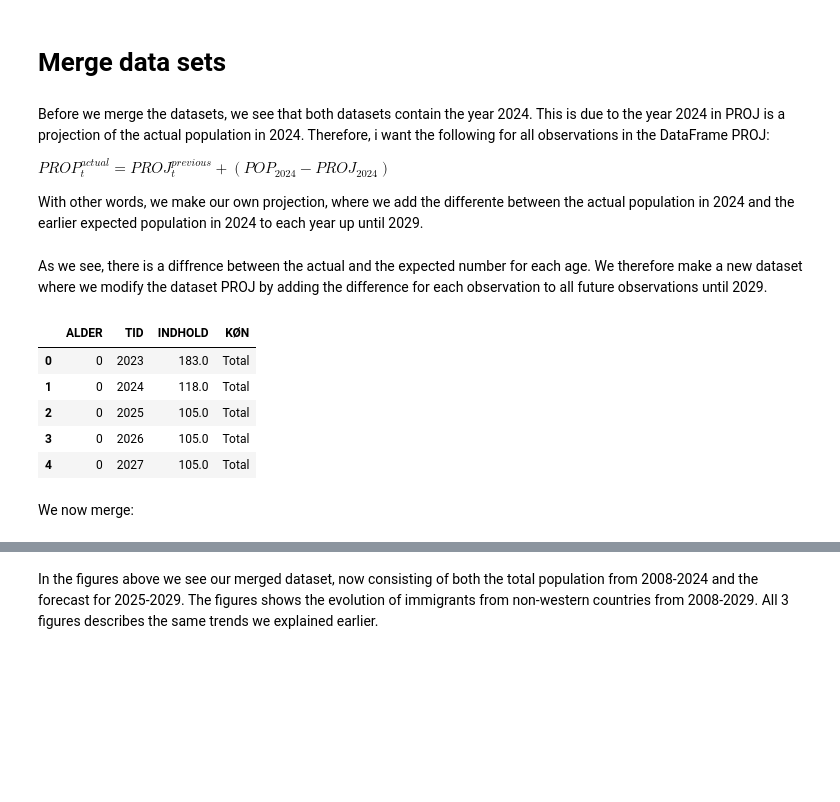
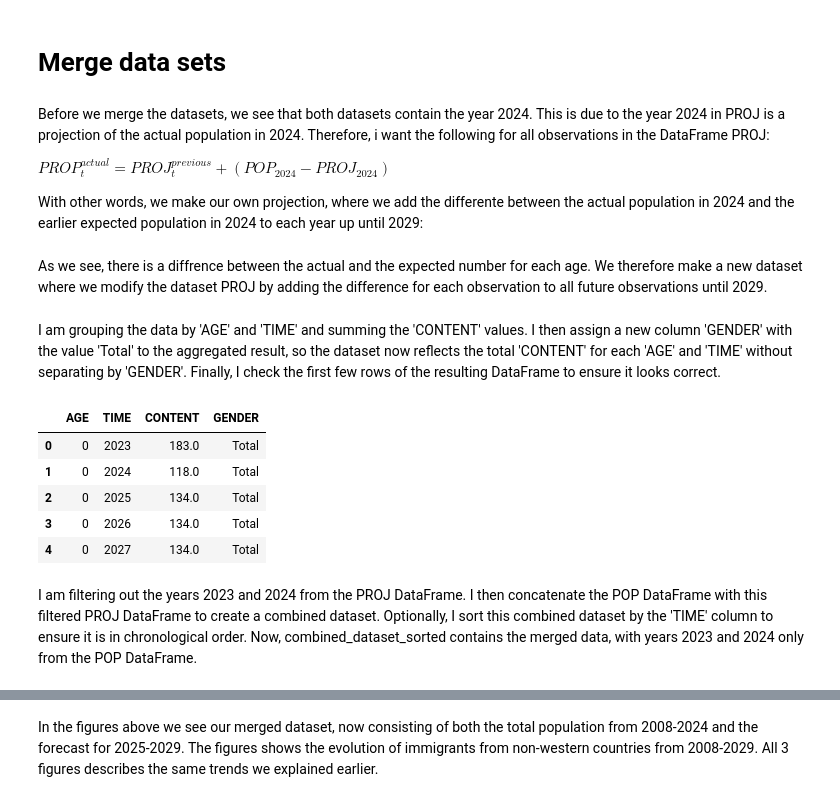
Before and after one commit to NumEconCopenhagen/projects-2024-team-westenholz, a Jupyter notebook: dataproject/dataproject.ipynb, the cells around one changed output, grey strips where cells are left out. Cells and saved outputs as stored; diff of their text form; code cells hidden in the pictures; blank space fills up the shorter version.

```diff
--- a/dataproject/dataproject.ipynb
+++ b/dataproject/dataproject.ipynb
@@ -131,6 +138,9 @@ POP['TID'] = POP['TID'].str.extract('(\d+)').astype(int)
 # Sort the DataFrame by 'TID' after modifying it
 POP = POP.sort_values('TID')
 
+#Finally, i rename the variables, so instead of danish variable-xnames i have english:
+POP.rename(columns={'ALDER': 'AGE', 'HERKOMST': 'ORIGIN', 'KØN': 'GENDER', 'TID': 'TIME', 'INDHOLD': 'CONTENT', 'OMRÅDE': 'AREA'}, inplace=True)
+
 # Check the DataFrame head to ensure it looks correct
 POP.head(40)
 # %% [output]
@@ -247,47 +261,45 @@ Before we merge the datasets, we see that both datasets contain the year 2024. T
 
 $PROP_t^{actual} = PROJ_t^{previous} + (POP_{2024} - PROJ_{2024})$
 
-With other words, we make our own projection, where we add the differente between the actual population in 2024 and the earlier expected population in 2024 to each year up until 2029.
+With other words, we make our own projection, where we add the differente between the actual population in 2024 and the earlier expected population in 2024 to each year up until 2029:
 # %%
 # Step 1: Calculate the Difference for 2024
-# Ensure both datasets are sorted by 'TID' and 'ALDER'
-POP = POP.sort_values(by=['TID', 'ALDER'])
-PROJ = PROJ.sort_values(by=['TID', 'ALDER'])
+# We first ensure that each dataset is sorted by "TIME" and "AGE":
+POP = POP.sort_values(by=['TIME', 'AGE'])
+PROJ = PROJ.sort_values(by=['TIME', 'AGE'])
 
-# Filter both datasets for the year 2024
-POP_2024 = POP[POP['TID'] == 2024]
-PROJ_2024 = PROJ[PROJ['TID'] == 2024]
+# We then filter both datasets for the year 2024:
+POP_2024 = POP[POP['TIME'] == 2024]
+PROJ_2024 = PROJ[PROJ['TIME'] == 2024]
 
-# Ensure the 'ALDER' columns are aligned; you may need to ensure both datasets cover the same age ranges
-# Calculate the difference for each age
-difference_2024 = POP_2024.set_index('ALDER')['INDHOLD'] - PROJ_2024.set_index('ALDER')['INDHOLD']
+# Finally, we calculate the difference for each age
+difference_2024 = POP_2024.set_index('AGE')['CONTENT'] - PROJ_2024.set_index('AGE')['CONTENT']
 # %% [markdown]
 As we see, there is a diffrence between the actual and the expected number for each age. We therefore make a new dataset where we modify the dataset PROJ by adding the difference for each observation to all future observations until 2029.
 # %%
 # Step 2: Apply the Adjustment
-# For years 2025-2029, adjust based on the formula
+# For years 2025-2029, we adjust the 'CONTENT' based on the calculated difference from 2024
 for year in range(2025, 2030):
-    # For each age, calculate PROJ_t_actual using the formula
-    PROJ.loc[PROJ['TID'] == year, 'INDHOLD'] += difference_2024.reindex(PROJ[PROJ['TID'] == year]['ALDER']).values
-
-# Note: This step assumes 'INDHOLD' is numeric and 'ALDER' in PROJ for future years aligns with the index of difference_2024
-# You might need to adjust the code to handle any discrepancies in 'ALDER' values or data types
+    # For each age, we calculate PROJ_t_actual using the formula
+    PROJ.loc[PROJ['TIME'] == year, 'CONTENT'] += difference_2024.reindex(PROJ[PROJ['TIME'] == year]['AGE']).values
+# %% [markdown]
+I am grouping the data by 'AGE' and 'TIME' and summing the 'CONTENT' values. I then assign a new column 'GENDER' with the value 'Total' to the aggregated result, so the dataset now reflects the total 'CONTENT' for each 'AGE' and 'TIME' without separating by 'GENDER'. Finally, I check the first few rows of the resulting DataFrame to ensure it looks correct.
 # %%
-# Group the data by 'ALDER' and 'TID' and sum 'INDHOLD'
-PROJ = PROJ.groupby(['ALDER', 'TID'], as_index=False)['INDHOLD'].sum()
+# We group the data by 'AGE' and 'TIME' and sum the 'CONTENT'
+PROJ = PROJ.groupby(['AGE', 'TIME'], as_index=False)['CONTENT'].sum()
 
-# Assign a new 'KØN' column with the value 'Total' to the aggregated result
-PROJ['KØN'] = 'Total'
+# We assign a new 'GENDER' column with the value 'Total' to the aggregated result
+PROJ['GENDER'] = 'Total'
 
-# Now total_proj will have the total 'INDHOLD' for each 'ALDER' and 'TID' without separating by 'KØN'
+# Now, PROJ will have the total 'CONTENT' for each 'AGE' and 'TIME' without separating by 'GENDER'
 PROJ.head()
 # %% [output]
-|  | ALDER | TID | INDHOLD | KØN |
+|  | AGE | TIME | CONTENT | GENDER |
 | 0 | 0 | 2023 | 183.0 | Total |
 | 1 | 0 | 2024 | 118.0 | Total |
-| 2 | 0 | 2025 | 105.0 | Total |
-| 3 | 0 | 2026 | 105.0 | Total |
-| 4 | 0 | 2027 | 105.0 | Total |
+| 2 | 0 | 2025 | 134.0 | Total |
+| 3 | 0 | 2026 | 134.0 | Total |
+| 4 | 0 | 2027 | 134.0 | Total |
-# %% [markdown]
-We now merge:
+# %% [markdown]
+I am filtering out the years 2023 and 2024 from the PROJ DataFrame. I then concatenate the POP DataFrame with this filtered PROJ DataFrame to create a combined dataset. Optionally, I sort this combined dataset by the 'TIME' column to ensure it is in chronological order. Now, combined_dataset_sorted contains the merged data, with years 2023 and 2024 only from the POP DataFrame.
 # %%
```
Also changed, not shown: parts of 30 cells of this notebook, 1 other file.
